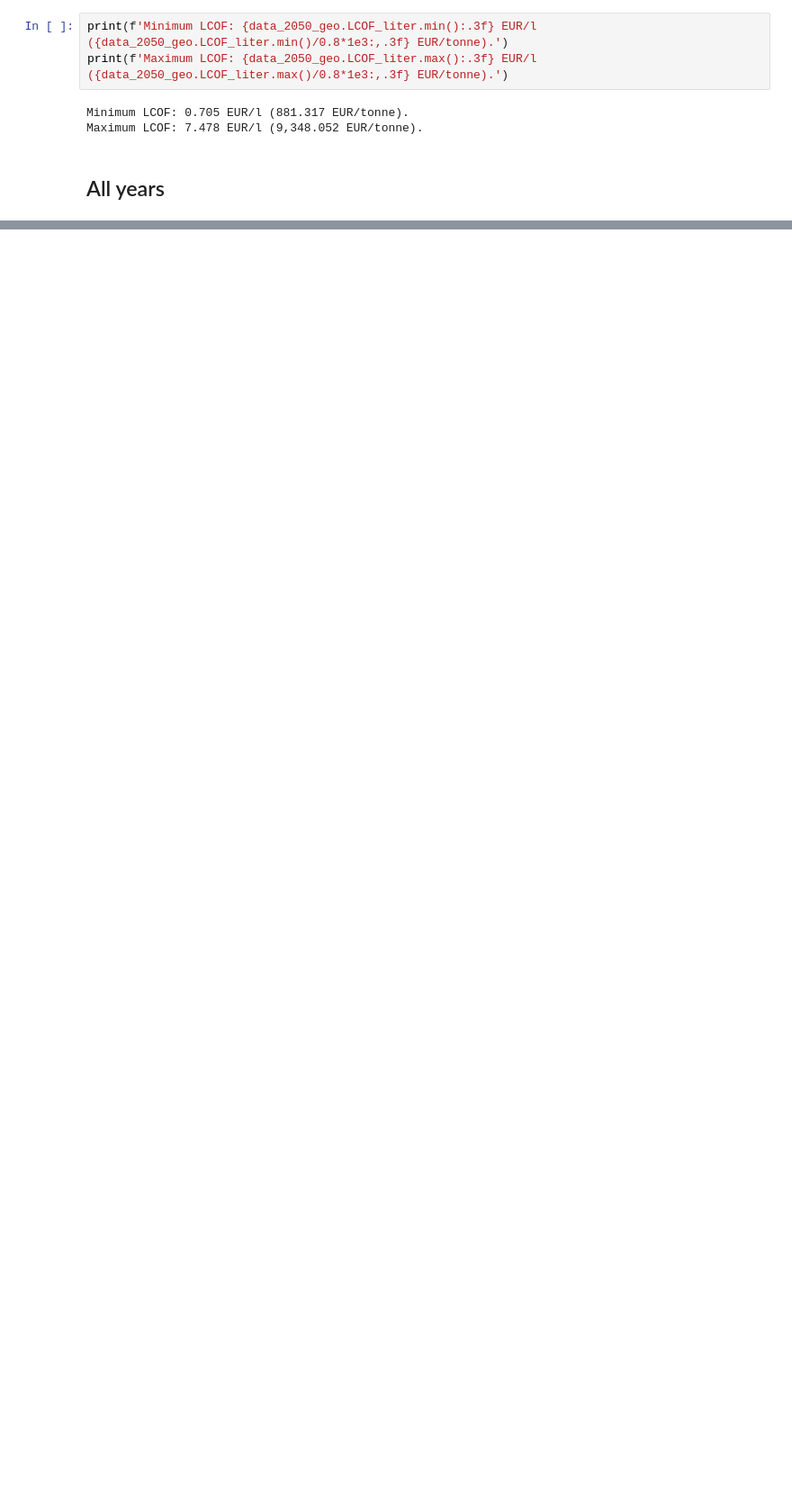
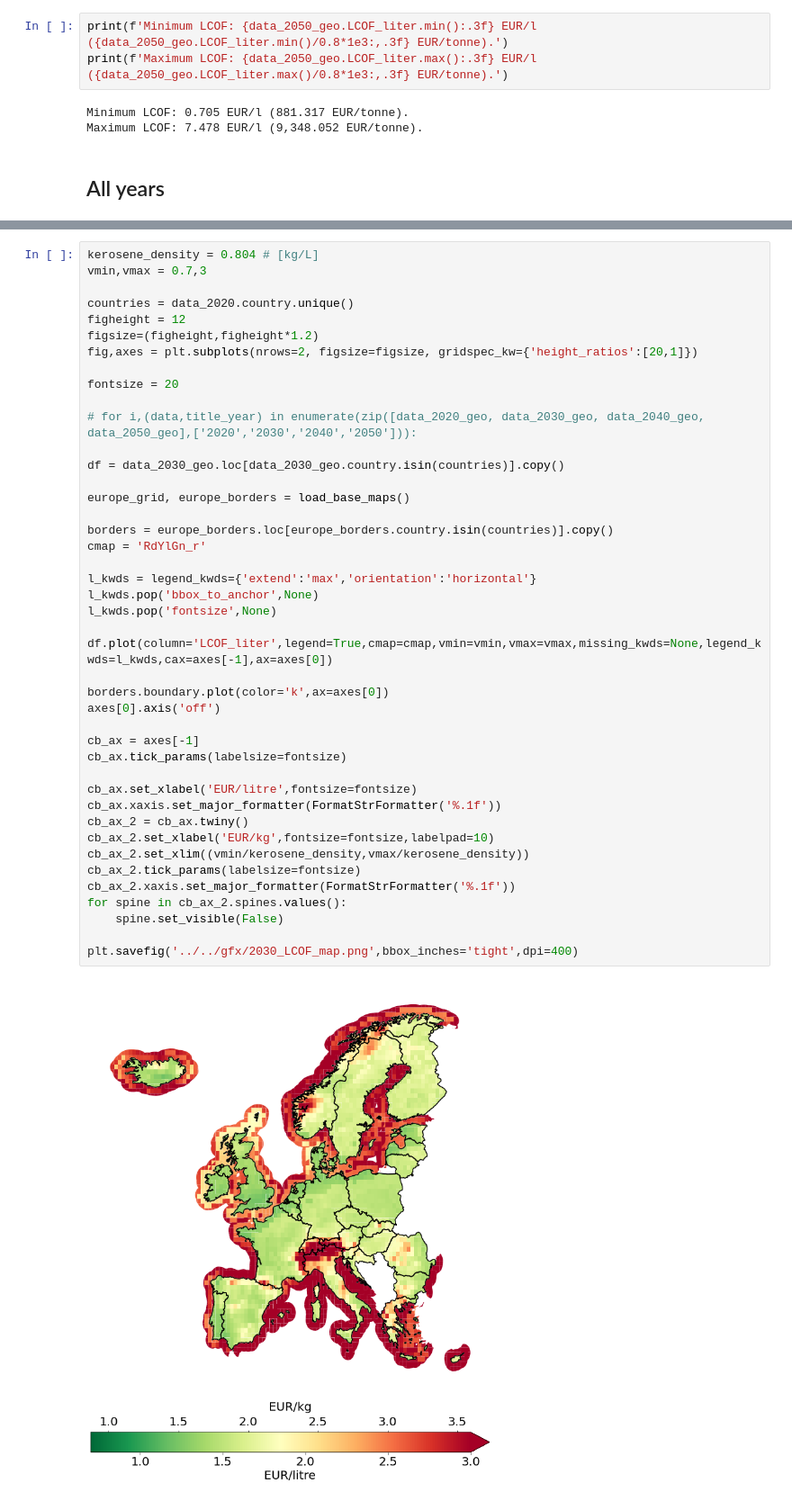
Before and after one commit to kwdseymour/EuroSAFs, a Jupyter notebook: scripts/analysis/lcof_maps.ipynb, the cells around one changed output, grey strips where cells are left out. Shown at 90% size. Drawn from its saved outputs; the diff is of its cells as text; blank space fills up the shorter version.

Commit message:
Add 2030 LCOF map for graphical abstract

```diff
--- a/scripts/analysis/lcof_maps.ipynb
+++ b/scripts/analysis/lcof_maps.ipynb
@@ -204,0 +206,45 @@ plt.savefig('../../gfx/LCOF_map_all_years.png',bbox_inches='tight',dpi=400)
+# %%
+kerosene_density = 0.804 # [kg/L]
+vmin,vmax = 0.7,3
+
+countries = data_2020.country.unique()
+figheight = 12
+figsize=(figheight,figheight*1.2)
+fig,axes = plt.subplots(nrows=2, figsize=figsize, gridspec_kw={'height_ratios':[20,1]})
+
+fontsize = 20
+
+# for i,(data,title_year) in enumerate(zip([data_2020_geo, data_2030_geo, data_2040_geo, data_2050_geo],['2020','2030','2040','2050'])):
+
+df = data_2030_geo.loc[data_2030_geo.country.isin(countries)].copy()
+
+europe_grid, europe_borders = load_base_maps()
+
+borders = europe_borders.loc[europe_borders.country.isin(countries)].copy()
+cmap = 'RdYlGn_r'
+
+l_kwds = legend_kwds={'extend':'max','orientation':'horizontal'}
+l_kwds.pop('bbox_to_anchor',None)
+l_kwds.pop('fontsize',None)
+
+df.plot(column='LCOF_liter',legend=True,cmap=cmap,vmin=vmin,vmax=vmax,missing_kwds=None,legend_kwds=l_kwds,cax=axes[-1],ax=axes[0])
+
+borders.boundary.plot(color='k',ax=axes[0])
+axes[0].axis('off')
+
+cb_ax = axes[-1]
+cb_ax.tick_params(labelsize=fontsize)
+
+cb_ax.set_xlabel('EUR/litre',fontsize=fontsize)
+cb_ax.xaxis.set_major_formatter(FormatStrFormatter('%.1f'))
+cb_ax_2 = cb_ax.twiny()
+cb_ax_2.set_xlabel('EUR/kg',fontsize=fontsize,labelpad=10)
+cb_ax_2.set_xlim((vmin/kerosene_density,vmax/kerosene_density))
+cb_ax_2.tick_params(labelsize=fontsize)
+cb_ax_2.xaxis.set_major_formatter(FormatStrFormatter('%.1f'))
+for spine in cb_ax_2.spines.values():
+    spine.set_visible(False)
+
+plt.savefig('../../gfx/2030_LCOF_map.png',bbox_inches='tight',dpi=400)
+# %% [output]
+[figure, added]
```
Also changed, not shown: parts of 2 cells of this notebook, 1 other file.
